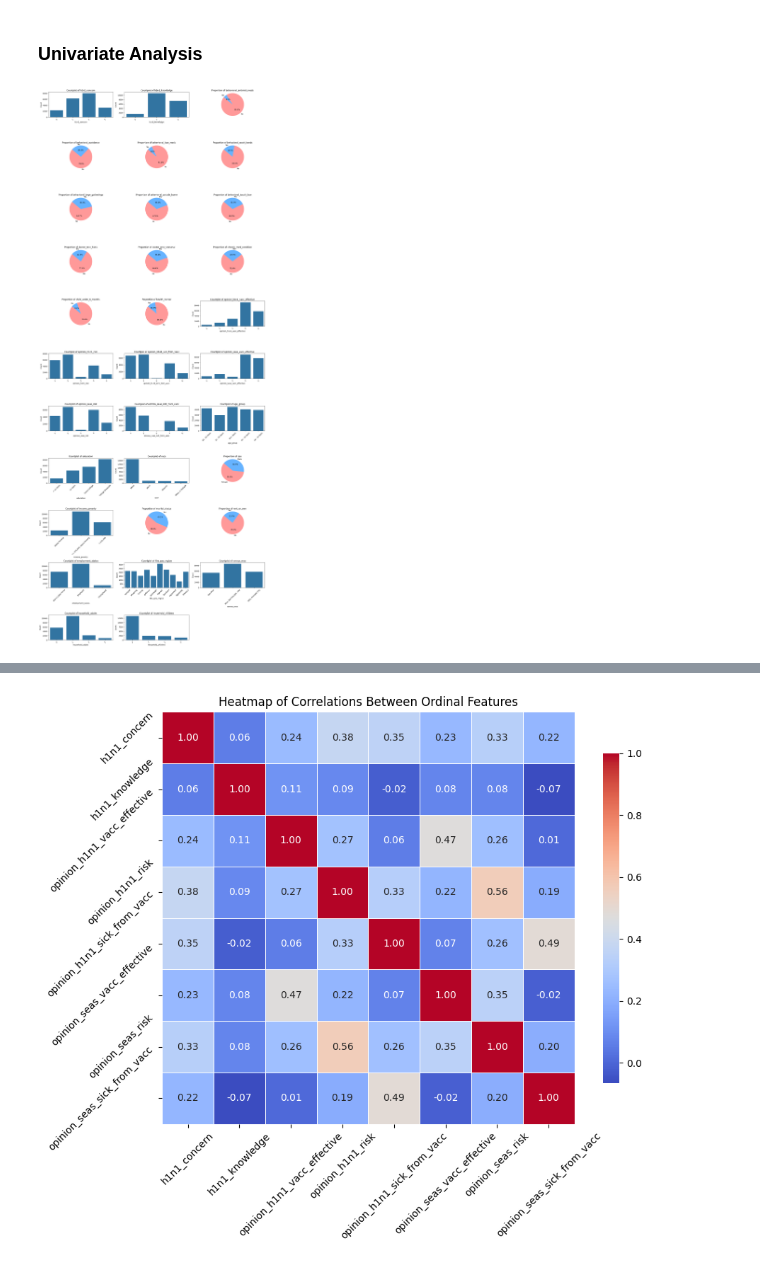
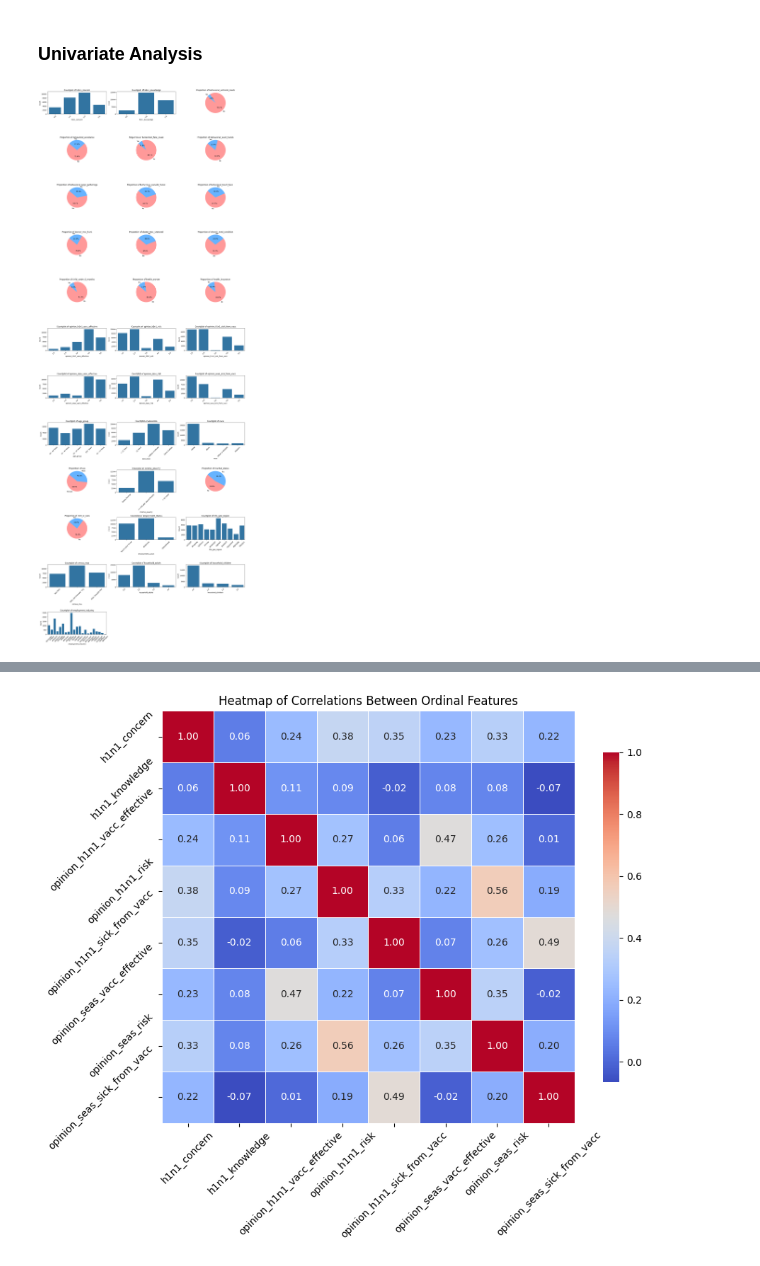
Before and after one commit to FREDRICKKYEKI/dsc-project-h1n1_prediction, a Jupyter notebook: index.ipynb, the cells around one changed output, grey strips where cells are left out. Saved outputs shown, nothing was run; the diff lists cells and outputs as text; code cells hidden in the pictures.

Commit message:
[update]: clean up data

```diff
--- a/index.ipynb
+++ b/index.ipynb
@@ -227,6 +232,8 @@ dtype: int64
 # %%
-# drop all rows with missing values
-train_data = train_data.dropna()
+# Drop columns with excessive missing values
+missing_threshold = 0.5
+train_data = train_data.loc[:, train_data.isnull().mean() < missing_threshold]
+
 print("New dataframe shape: ", train_data.shape)
 print("\nMissing Values in Training Features:")
 print(train_data.isnull().sum())
@@ -285,11 +361,11 @@ characteristics. Here's what we do during the EDA:
 # %% [markdown]
 ### Univariate Analysis
 # %%
-# Drop 'respondent_id', 'h1n1_vaccine', 'seasonal_vaccine' from the features
-train_features = train_data.drop(columns=["respondent_id", "h1n1_vaccine", "seasonal_vaccine"])
-train_labels = train_data[["h1n1_vaccine", "seasonal_vaccine"]]
+# # Drop 'respondent_id', 'h1n1_vaccine', 'seasonal_vaccine' from the features
+# train_features = train_data.drop(columns=["respondent_id", "h1n1_vaccine", "seasonal_vaccine"])
+# train_labels = train_data[["h1n1_vaccine", "seasonal_vaccine"]]
 
-train_feat_cols = list(train_features.columns)
+train_feat_cols = list(train_features_df.columns)
 
 # Function to create a pie chart for binary variables
 def plot_pie_chart(data: pd.DataFrame, column: str, ax: plt.Axes, title: str) -> None:
@@ -311,35 +387,35 @@ def plot_pie_chart(data: pd.DataFrame, column: str, ax: plt.Axes, title: str) ->
 
   ax.pie(sizes, labels=labels, colors=colors, autopct='%1.1f%%', startangle=140)
   ax.axis('equal')  # Equal aspect ratio ensures that pie chart is circular.
   ax.set_title(title)
 
 # Set up a grid of subplots with 3 columns per row
 n_cols = 3
 n_rows = (len(train_feat_cols) + n_cols - 1) // n_cols
 
 fig, axes = plt.subplots(nrows=n_rows, ncols=n_cols, figsize=(18, n_rows * 4))
 
 # Flatten the axes array for easy iteration
 axes = axes.flatten()
 
 # Create plots for each categorical variable
 for i, var in enumerate(train_feat_cols):
-    if train_features[var].nunique() == 2:  # Check if the variable is binary
-        plot_pie_chart(train_features, var, axes[i], f'Proportion of {var}')
+    if train_features_df[var].nunique() == 2:  # Check if the variable is binary
+        plot_pie_chart(train_features_df, var, axes[i], f'Proportion of {var}')
     else:
-        sns.countplot(data=train_features, x=var, ax=axes[i])
+        sns.countplot(data=train_features_df, x=var, ax=axes[i])
         axes[i].set_title(f'Countplot of {var}')
         axes[i].set_xlabel(var)
         axes[i].set_ylabel('Count')
         axes[i].tick_params(axis='x', rotation=45)  # Rotate x-tick labels for better readability
 
 # Hide any unused subplots
 
 for j in range(i + 1, len(axes)):
     fig.delaxes(axes[j])
 
 plt.tight_layout()
 plt.show()
 # %% [output]
-[figure, old version]
+[figure, new version]
 # %%
```
Also changed, not shown: parts of 8 cells of this notebook.
